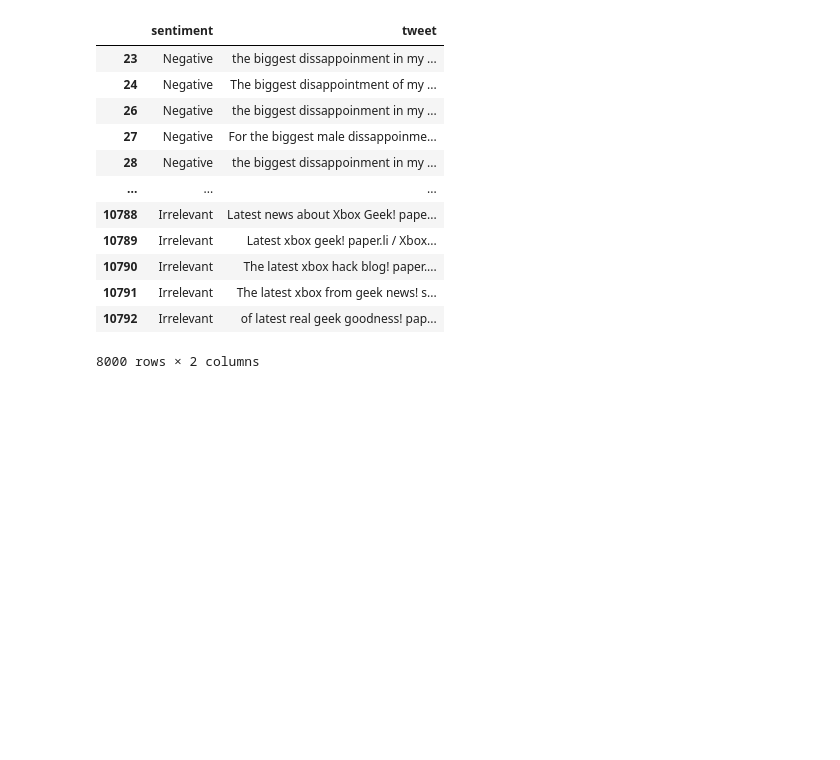
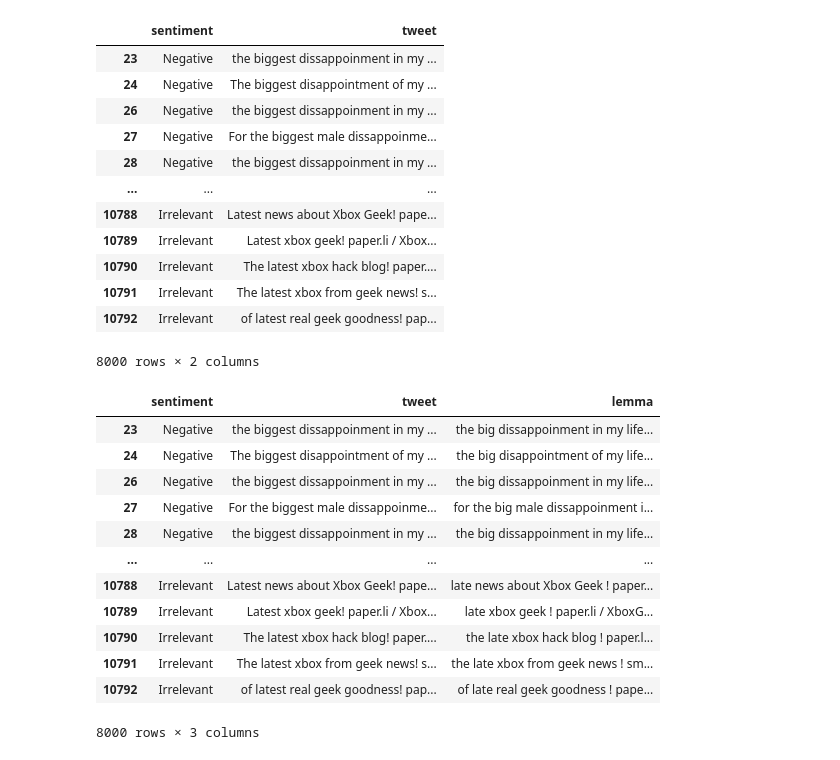
Before and after one commit to MicahNyakangoMosomi/Natural-Language-Processing, a Jupyter notebook: sentiment-analysis/sentiment-analysis.ipynb, the cells around one changed output. Drawn from its saved outputs; the diff is of its cells as text; code cells hidden in the pictures; blank space fills up the shorter version.

```diff
--- a/sentiment-analysis/sentiment-analysis.ipynb
+++ b/sentiment-analysis/sentiment-analysis.ipynb
@@ -162,3 +163,25 @@ df
 8000 rows × 2 columns
 # %%
 nlp = spacy.load("en_core_web_md")
+# %%
+def lemmatization(text):
+    doc = nlp(text)
+    lemmaList = [word.lemma_ for word in doc]
+    return ' '.join(lemmaList)
+
+df["lemma"] = df["tweet"].apply(lemmatization)
+df
+# %% [output]
+|  | sentiment | tweet | lemma |
+| 23 | Negative | the biggest dissappoinment in my ... | the big dissappoinment in my life... |
+| 24 | Negative | The biggest disappointment of my ... | the big disappointment of my life... |
+| 26 | Negative | the biggest dissappoinment in my ... | the big dissappoinment in my life... |
+| 27 | Negative | For the biggest male dissappoinme... | for the big male dissappoinment i... |
+| 28 | Negative | the biggest dissappoinment in my ... | the big dissappoinment in my life... |
+| ... | ... | ... | ... |
+| 10788 | Irrelevant | Latest news about Xbox Geek! pape... | late news about Xbox Geek ! paper... |
+| 10789 | Irrelevant | Latest xbox geek! paper.li / Xbox... | late xbox geek ! paper.li / XboxG... |
+| 10790 | Irrelevant | The latest xbox hack blog! paper.... | the late xbox hack blog ! paper.l... |
+| 10791 | Irrelevant | The latest xbox from geek news! s... | the late xbox from geek news ! sm... |
+| 10792 | Irrelevant | of latest real geek goodness! pap... | of late real geek goodness ! pape... |
+8000 rows × 3 columns
```
Also changed, not shown: parts of 6 cells of this notebook, 3 other files.
